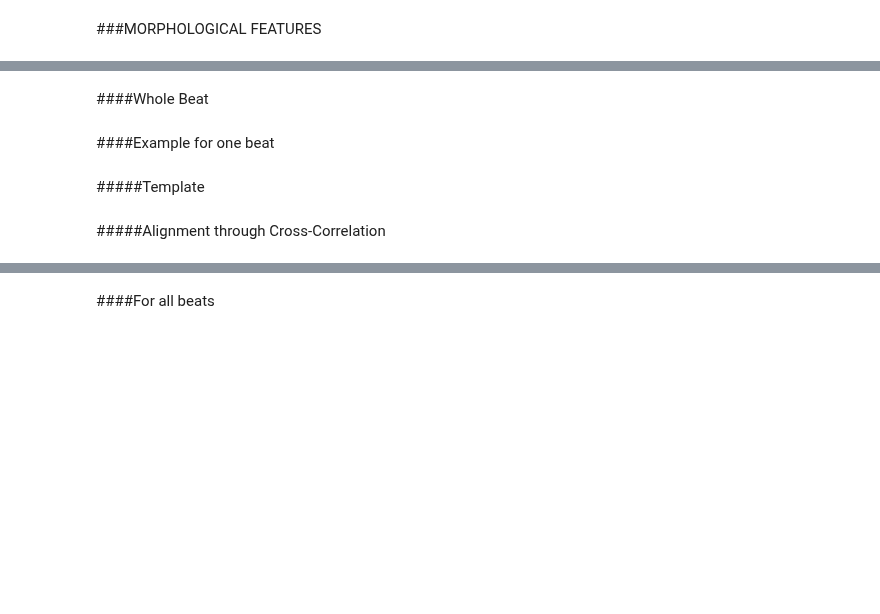
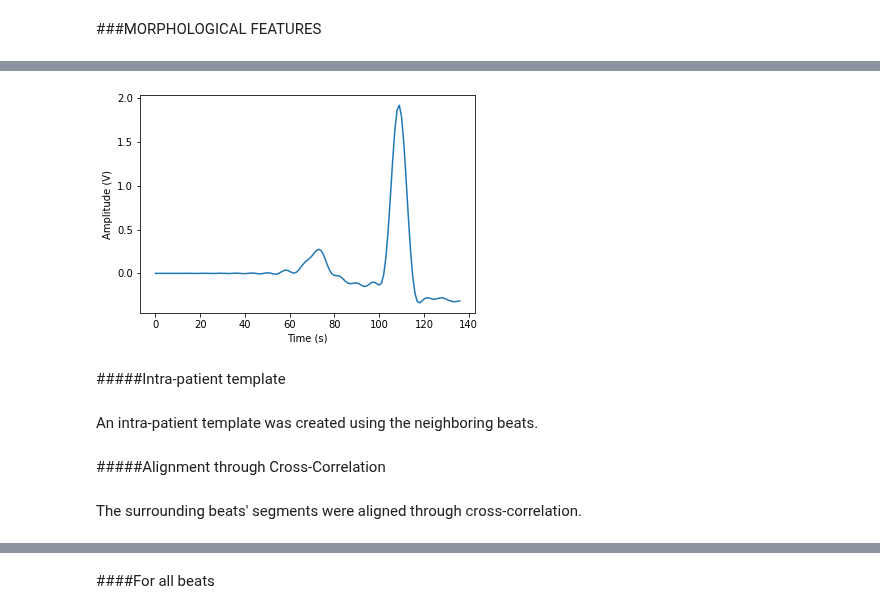
Before and after one commit to alice202122/AI_PROJECT, a Jupyter notebook: AI_Assignment.ipynb, the cells around one changed output, grey strips where cells are left out. Cells and saved outputs as stored; diff of their text form; code cells hidden in the pictures; blank space fills up the shorter version.

Commit message:
morpho cross correlation in progress

```diff
--- a/AI_Assignment.ipynb
+++ b/AI_Assignment.ipynb
@@ -595,8 +560,6 @@ def extractor(wnwst_t, wnwend_t, lead):
     ECGs_wnw.append(perpatient)
 
   return ECGs_wnw
-# %% [markdown]
-####Whole Beat
 # %%
 wnwst_t = 0.3
 wnwend_t = 0.25
@@ -606,5 +570,15 @@ pd.DataFrame(ECGs_wnw, columns=['Patient', 'R peak (sample) + Time (s) + ECG_who
-# %% [markdown]
-####Example for one beat
-# %% [markdown]
-#####Template
+# %%
+patient = 0
+n_beat = 0
+plot(ECGsIlead_wnw[patient][1][n_beat][2])
+xlabel('Time (s)')
+ylabel('Amplitude (V)')
+show()
+#pd.DataFrame(ECGs_wnw, columns=['Patient', 'R peak (sample) + Time (s) + ECG_wholebeat'])
+# %% [output]
+[figure, added]
+# %% [markdown]
+#####Intra-patient template
+# %% [markdown]
+An intra-patient template was created using the neighboring beats.
 # %%
@@ -621,3 +607,5 @@ tplt_25 = template(25,25)
 # %% [markdown]
 #####Alignment through Cross-Correlation
+# %% [markdown]
+The surrounding beats' segments were aligned through cross-correlation.
 # %%
```
Also changed, not shown: parts of 35 cells of this notebook.
